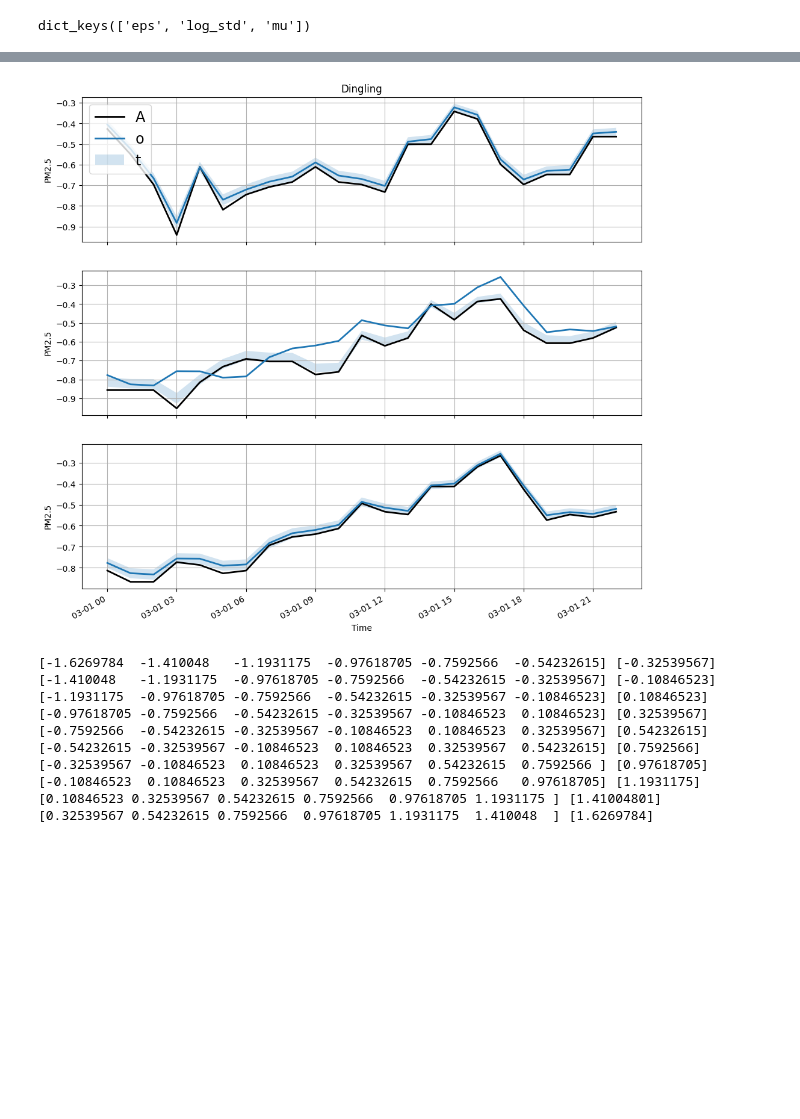
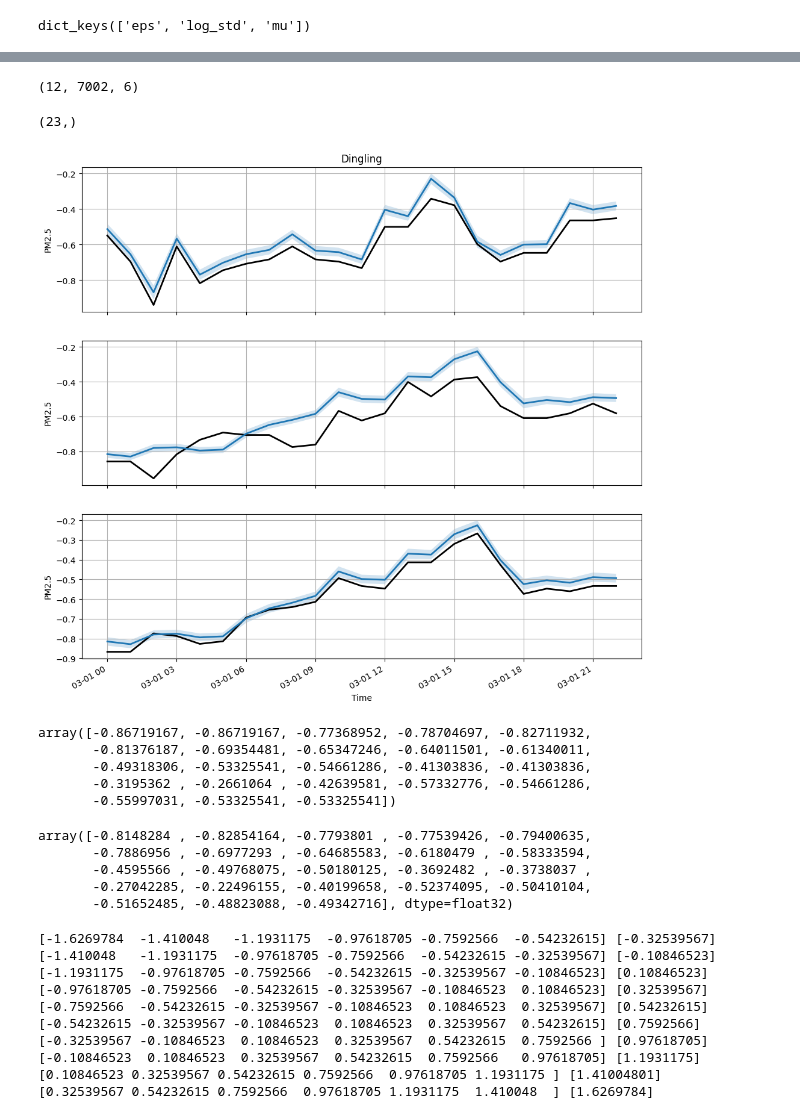
Before and after one commit to shernandez-ucm/trax, a Jupyter notebook: beijing_multi_site_hierarchical.ipynb, the cells around one changed output, grey strips where cells are left out. Cells and saved outputs as stored; diff of their text form; code cells hidden in the pictures; blank space fills up the shorter version.

```diff
--- a/beijing_multi_site_hierarchical.ipynb
+++ b/beijing_multi_site_hierarchical.ipynb
@@ -45,5 +45,3 @@ def create_batch_multistep(data,lag,future):
     X=df_lag.values
     y=df_future.values
     return X,y
-# %%
-X,y=create_batch_multistep(gdf['PM2.5'],6,12)
@@ -75,2 +77,0 @@ gdf[-24:]
-# %%
-X,y=create_batch_multistep(gdf['PM2.5'],6,6)
@@ -124,8 +97,9 @@ class LSTM(nn.Module):
     @nn.remat
     @nn.compact
     def __call__(self, X_batch):
-        carry,x=nn.RNN(nn.LSTMCell(128),return_carry=True)(X_batch)
-        x=nn.Dense(1)(x)
+        carry,x=nn.RNN(nn.LSTMCell(32),return_carry=True)(X_batch)
+        carry,x=nn.RNN(nn.LSTMCell(32),return_carry=True)(x)
+        x=nn.Dense(future)(x)
         return x[:,-1,:]
 
 
@@ -139,11 +113,11 @@ def reparameterize(params):
 def log_likelihood(params, x, y):
     model_params=reparameterize(params)
     preds = jax.vmap(model.apply, (0, 0))(model_params, jnp.array(x[:,:,:,np.newaxis]))
-    return jnp.mean(optax.l2_loss(y,preds).sum(axis=-1))
+    return jnp.mean(optax.l2_loss(y,preds).sum(axis=1))
 
 def log_prior(params):
     def flatten(params):
-        squared=jax.tree_map(lambda p: distrax.Normal(0.0,10.0).log_prob(p).sum(), params)
+        squared=jax.tree_map(lambda p: distrax.Normal(0.0,20.0).log_prob(p).sum(), params)
         flattten_squared=jnp.sum(jnp.stack(jax.tree_util.tree_leaves(squared['params'])))
         return flattten_squared
     squared_mu=flatten(params['mu'])
@@ -232,9 +214,17 @@ preds=jax.vmap(model.apply, (0, 0))(model_params, X_test)
 # %%
 from sklearn import metrics
 
+r_metric=list()
+rmse_metric=list()
+mae_metric=list()
 for i in range(n_groups):
     r_squared=metrics.r2_score(preds[i,:,:],y_test_datasets[i,:,:])
     rmse=metrics.mean_squared_error(preds[i,:,:],y_test_datasets[i,:,:],squared=True)
     mae=metrics.mean_absolute_error(preds[i,:,:],y_test_datasets[i,:,:])
+    r_metric.append(r_squared)
+    rmse_metric.append(rmse)
+    mae_metric.append(mae)
     print('task : {0}, RMSE : {1:1.2f}, MAE :{2:1.2f}, R2 :{3:1.2f}'.format(dataset_names[i],rmse,mae,r_squared))
+print('-------------------------------------------------------')
+print('RMSE : {0:1.2f}, MAE :{1:1.2f}, R2 :{2:1.2f}'.format(np.mean(rmse_metric),np.mean(mae_metric),np.mean(r_metric)))
 # %% [output]
@@ -325,37 +317,62 @@ ensemble_pred=np.stack(ensemble_pred,axis=2)
 # %%
 mean_pred=np.mean(ensemble_pred,axis=2)
 std_pred=np.std(ensemble_pred,axis=2)
+# %%
+mean_pred.shape
+# %% [output]
+(12, 7002, 6)
+# %%
+y_test_datasets[0,:23,1].shape
+# %% [output]
+(23,)
 # %%
 fig, (ax1, ax2, ax3) = plt.subplots(3, 1, sharex=True, figsize=(12, 12))
 
+future_pred=1
 names=np.ravel(gdf.index[0:23].to_frame().values)
-ax1.plot(names,y_test_datasets[0,:23,:], linewidth=2,color="black")
-ax1.plot(names,mean_pred[0,1:24,:], linewidth=2)
-ax1.fill_between(names,np.ravel(mean_pred[0,1:24,:]-std_pred[0,1:24,:]),np.ravel(mean_pred[0,1:24,:]+std_pred[0,1:24,:]),alpha=0.2)
+ax1.plot(names,y_test_datasets[0,:23,future_pred], linewidth=2,color="black")
+ax1.plot(names,mean_pred[0,2:25,future_pred], linewidth=2)
+ax1.fill_between(names,np.ravel(mean_pred[0,2:25,future_pred]-std_pred[0,2:25,future_pred]),np.ravel(mean_pred[0,2:25,future_pred]+std_pred[0,2:25,future_pred]),alpha=0.2)
 ax1.set_xlabel('Time')
 ax1.set_ylabel('PM2.5')
-ax1.legend(dataset_names[0], loc="upper left", fontsize="xx-large")
+#ax1.legend(dataset_names[0], loc="upper left", fontsize="xx-large")
 ax1.grid(True)
 
-ax2.plot(names,y_test_datasets[1,:23,:], linewidth=2,color="black")
-ax2.plot(names,mean_pred[2,1:24,:], linewidth=2)
-ax2.fill_between(names,np.ravel(mean_pred[1,1:24,:]-std_pred[1,1:24,:]),np.ravel(mean_pred[1,1:24,:]+std_pred[1,1:24,:]),alpha=0.2)
+ax2.plot(names,y_test_datasets[1,:23,future_pred], linewidth=2,color="black")
+ax2.plot(names,mean_pred[2,2:25,future_pred], linewidth=2)
+ax2.fill_between(names,np.ravel(mean_pred[2,2:25,future_pred]-std_pred[2,2:25,future_pred]),np.ravel(mean_pred[2,2:25,future_pred]+std_pred[2,2:25,future_pred]),alpha=0.2)
 ax2.set_xlabel('Time')
 ax2.set_ylabel('PM2.5')
 ax1.set_title(dataset_names[1])
 ax2.grid(True)
 
-ax3.plot(names,y_test_datasets[2,:23,:], linewidth=2,color="black")
-ax3.plot(names,mean_pred[2,1:24,:], linewidth=2)
-ax3.fill_between(names,np.ravel(mean_pred[2,1:24,:]-std_pred[2,1:24,:]),np.ravel(mean_pred[2,1:24,:]+std_pred[2,1:24,:]),alpha=0.2)
+ax3.plot(names,y_test_datasets[2,:23,future_pred], linewidth=2,color="black")
+ax3.plot(names,mean_pred[2,2:25,future_pred], linewidth=2)
+ax3.fill_between(names,np.ravel(mean_pred[2,2:25,future_pred]-std_pred[2,2:25,future_pred]),np.ravel(mean_pred[2,2:25,future_pred]+std_pred[2,2:25,future_pred]),alpha=0.2)
 ax3.set_xlabel('Time')
 ax3.set_ylabel('PM2.5')
 ax1.set_title(dataset_names[2])
 ax3.grid(True)
 
 fig.autofmt_xdate()
 # %% [output]
-[figure, old version]
+[figure, new version]
+# %%
+y_test_datasets[2,:23,1]
+# %% [output]
+array([-0.86719167, -0.86719167, -0.77368952, -0.78704697, -0.82711932,
+       -0.81376187, -0.69354481, -0.65347246, -0.64011501, -0.61340011,
+       -0.49318306, -0.53325541, -0.54661286, -0.41303836, -0.41303836,
+       -0.3195362 , -0.2661064 , -0.42639581, -0.57332776, -0.54661286,
+       -0.55997031, -0.53325541, -0.53325541])
+# %%
+mean_pred[2,2:25,1]
+# %% [output]
+array([-0.8148284 , -0.82854164, -0.7793801 , -0.77539426, -0.79400635,
+       -0.7886956 , -0.6977293 , -0.64685583, -0.6180479 , -0.58333594,
+       -0.4595566 , -0.49768075, -0.50180125, -0.3692482 , -0.3738037 ,
+       -0.27042285, -0.22496155, -0.40199658, -0.52374095, -0.50410104,
+       -0.51652485, -0.48823088, -0.49342716], dtype=float32)
 # %%
 class SimpleLSTM(nn.Module):
   features: int
```
Also changed, not shown: parts of 12 cells of this notebook.
